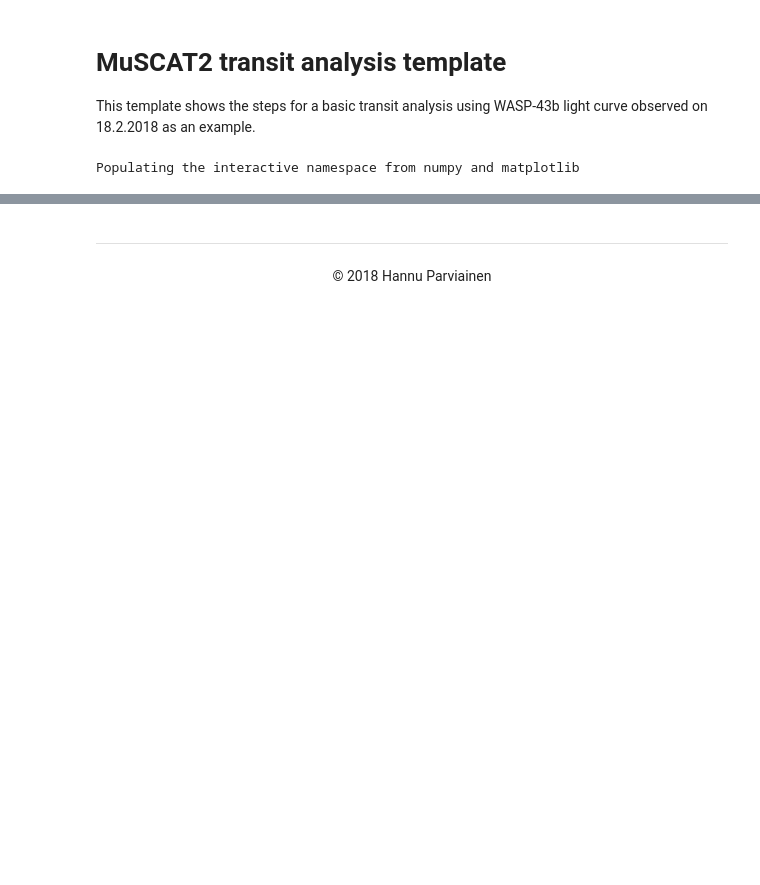
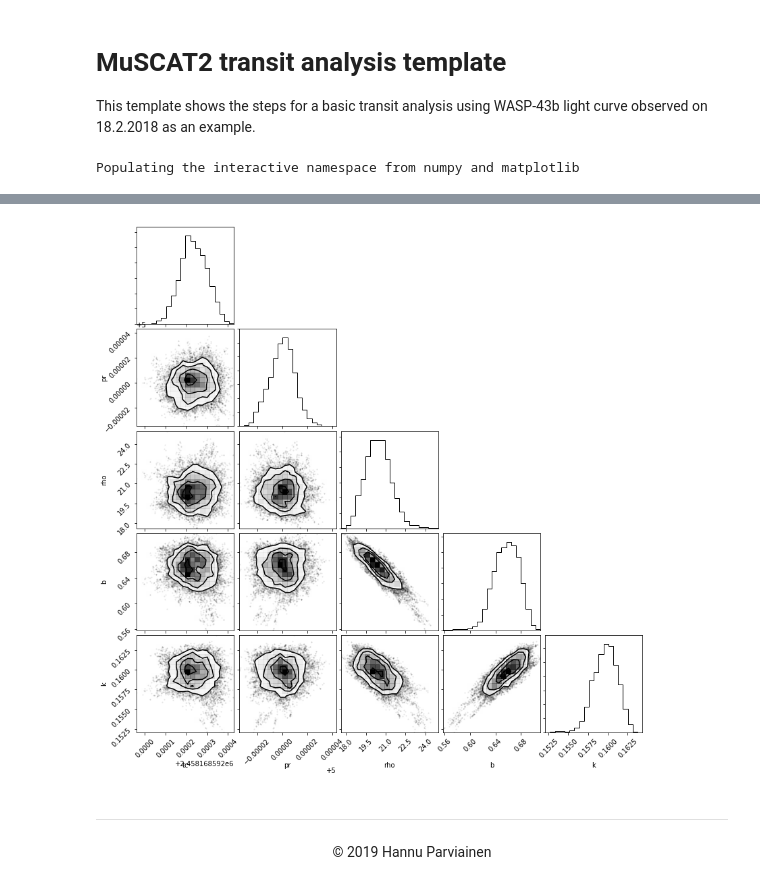
Before and after one commit to hpparvi/MuSCAT2_transit_pipeline, a Jupyter notebook: notebook/transit_analysis_template.ipynb, the cells around one changed output, grey strips where cells are left out. Drawn from its saved outputs; the diff is of its cells as text; code cells hidden in the pictures; blank space fills up the shorter version.

```diff
--- a/notebook/transit_analysis_template.ipynb
+++ b/notebook/transit_analysis_template.ipynb
@@ -61,0 +41,4 @@ ta.save_fits('gp', npoly=0)
+# %%
+ta.plot_basic_posteriors('linear');
+# %% [output]
+[figure, added]
@@ -62,4 +47,4 @@ ta.save_fits('gp', npoly=0)
 # %% [markdown]
 ---
 
-<center> &copy; 2018 Hannu Parviainen </center>
+<center> &copy; 2019 Hannu Parviainen </center>
```
Also changed, not shown: parts of 23 cells of this notebook, 4 other files.
